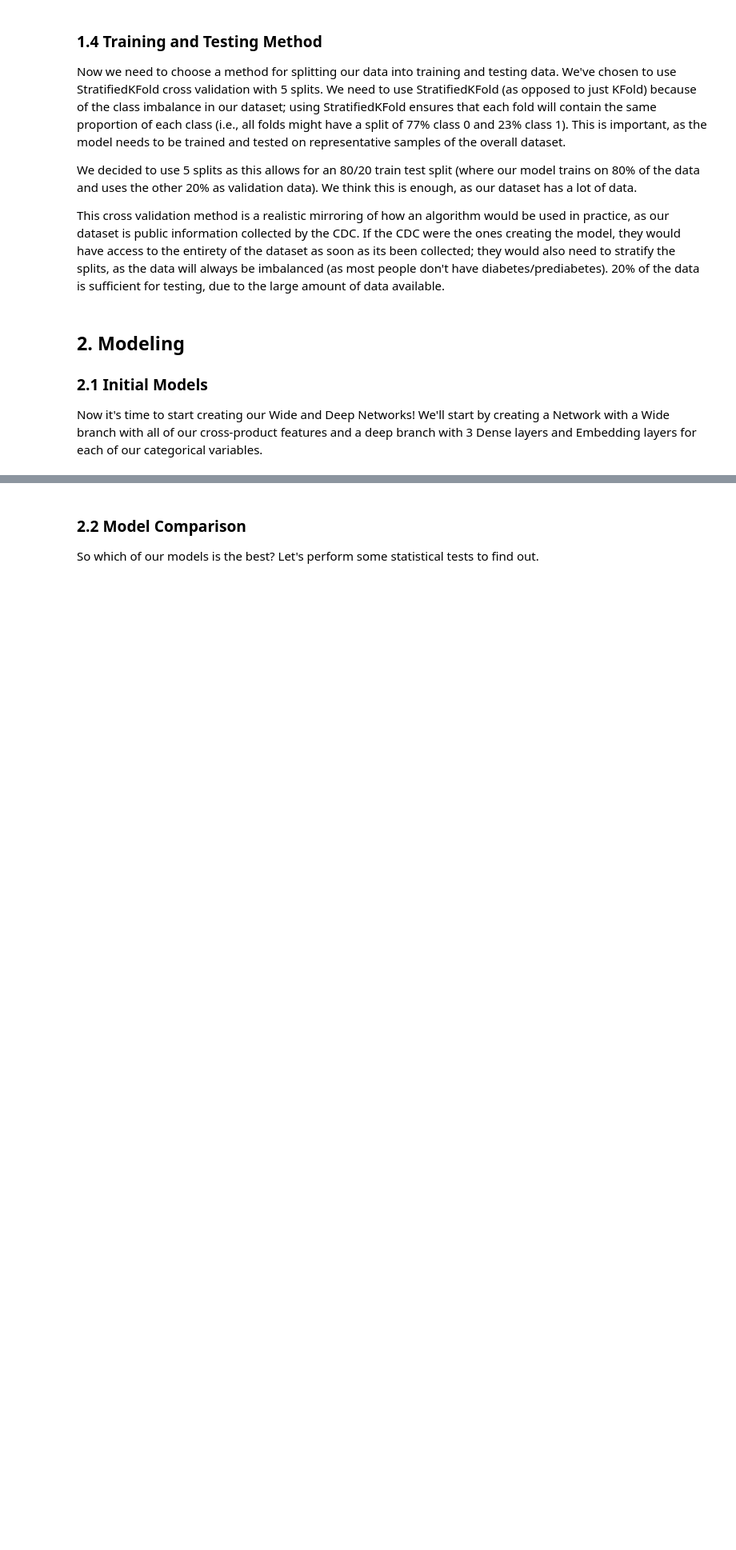
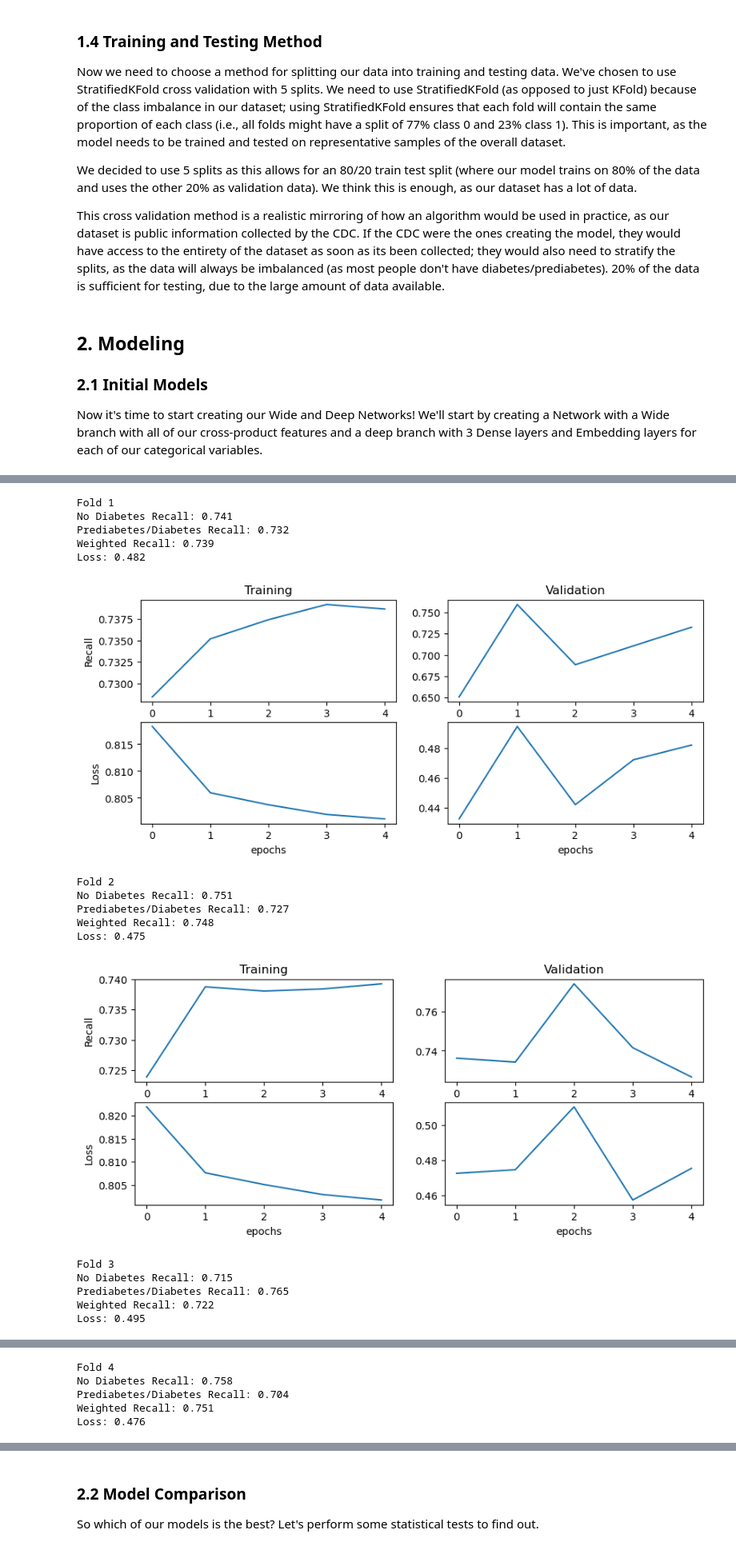
Before and after one commit to Mikecamdo/MachineLearning, a Jupyter notebook: Lab 5/WideAndDeepNetworks.ipynb, the cells around one changed output, grey strips where cells are left out. Shown at 80% size. Cells and saved outputs as stored; diff of their text form; code cells hidden in the pictures; blank space fills up the shorter version.

```diff
--- a/Lab 5/WideAndDeepNetworks.ipynb
+++ b/Lab 5/WideAndDeepNetworks.ipynb
@@ -713,0 +549,20 @@ talk... recall went down so probably should change layers
+# %%
+model_2_recall = get_recall(X, y, wide_and_deep_model_2)
+# %% [output]
+Fold 1
+No Diabetes Recall: 0.741
+Prediabetes/Diabetes Recall: 0.732
+Weighted Recall: 0.739
+Loss: 0.482
+[figure, added]
+Fold 2
+No Diabetes Recall: 0.751
+Prediabetes/Diabetes Recall: 0.727
+Weighted Recall: 0.748
+Loss: 0.475
+[figure, added]
+Fold 3
+No Diabetes Recall: 0.715
+Prediabetes/Diabetes Recall: 0.765
+Weighted Recall: 0.722
+Loss: 0.495
@@ -713,0 +570,5 @@ talk... recall went down so probably should change layers
+Fold 4
+No Diabetes Recall: 0.758
+Prediabetes/Diabetes Recall: 0.704
+Weighted Recall: 0.751
+Loss: 0.476
```
Also changed, not shown: parts of 20 cells of this notebook.
